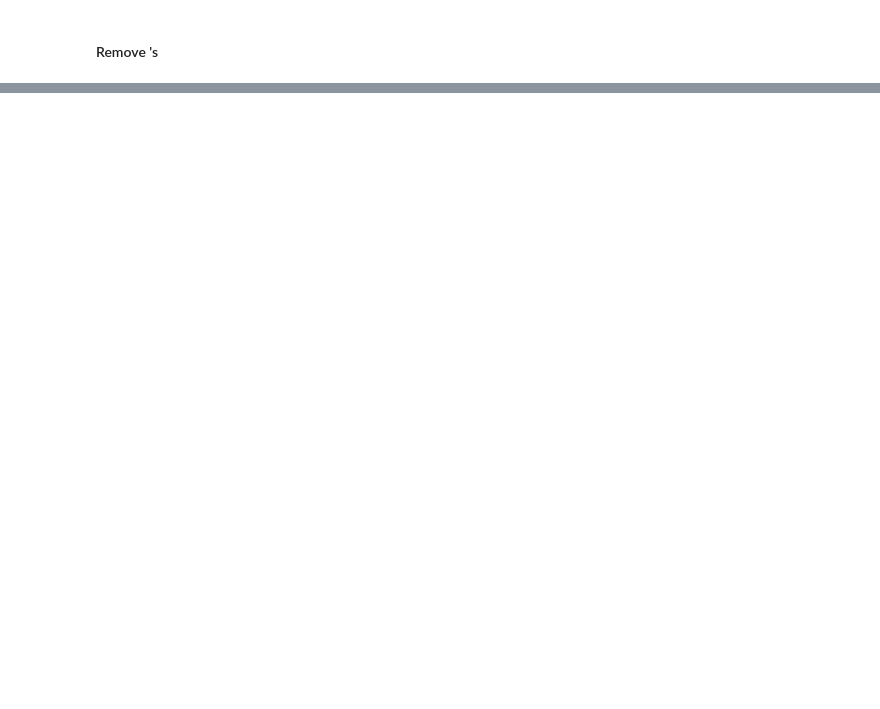
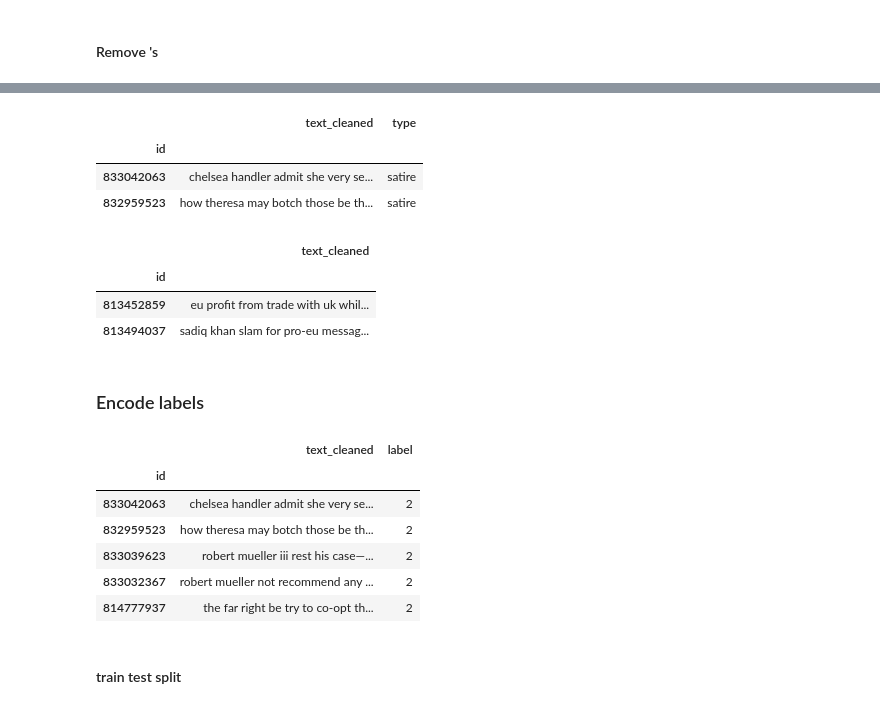
Before and after one commit to K-Bielecka/NLP-SemEval2023-Detecting-category-of-online-news, a Jupyter notebook: notebook copy.ipynb, the cells around one changed output, grey strips where cells are left out. Cells and saved outputs as stored; diff of their text form; code cells hidden in the pictures; blank space fills up the shorter version.

Commit message:
finish text cleaning

```diff
--- a/notebook copy.ipynb
+++ b/notebook copy.ipynb
@@ -173,0 +273,41 @@ for df in df_list:
+# %%
+for df in df_list:
+    df["text_cleaned"] = df["text_clean_5"]
+
+
+df_train = df_train[['text_cleaned', 'type']]
+df_test = df_test[['text_cleaned']]
+# %%
+df_train.head(2)
+# %% [output]
+|  | text_cleaned | type |
+| id |  |  |
+| 833042063 | chelsea handler admit she very se... | satire |
+| 832959523 | how theresa may botch those be th... | satire |
+# %%
+df_test.head(2)
+# %% [output]
+|  | text_cleaned |
+| id |  |
+| 813452859 | eu profit from trade with uk whil... |
+| 813494037 | sadiq khan slam for pro-eu messag... |
+# %% [markdown]
+### Encode labels
+# %%
+labels_mapping = {'opinion':0, 'reporting':1, 'satire': 2}
+
+df_train["label"] = df_train["type"]
+df_train = df_train.replace({'label': labels_mapping})
+df_train = df_train[['text_cleaned', 'label']]
+
+df_train.head()
+# %% [output]
+|  | text_cleaned | label |
+| id |  |  |
+| 833042063 | chelsea handler admit she very se... | 2 |
+| 832959523 | how theresa may botch those be th... | 2 |
+| 833039623 | robert mueller iii rest his case—... | 2 |
+| 833032367 | robert mueller not recommend any ... | 2 |
+| 814777937 | the far right be try to co-opt th... | 2 |
+# %% [markdown]
+#### train test split
```
Also changed, not shown: parts of 16 cells of this notebook.
